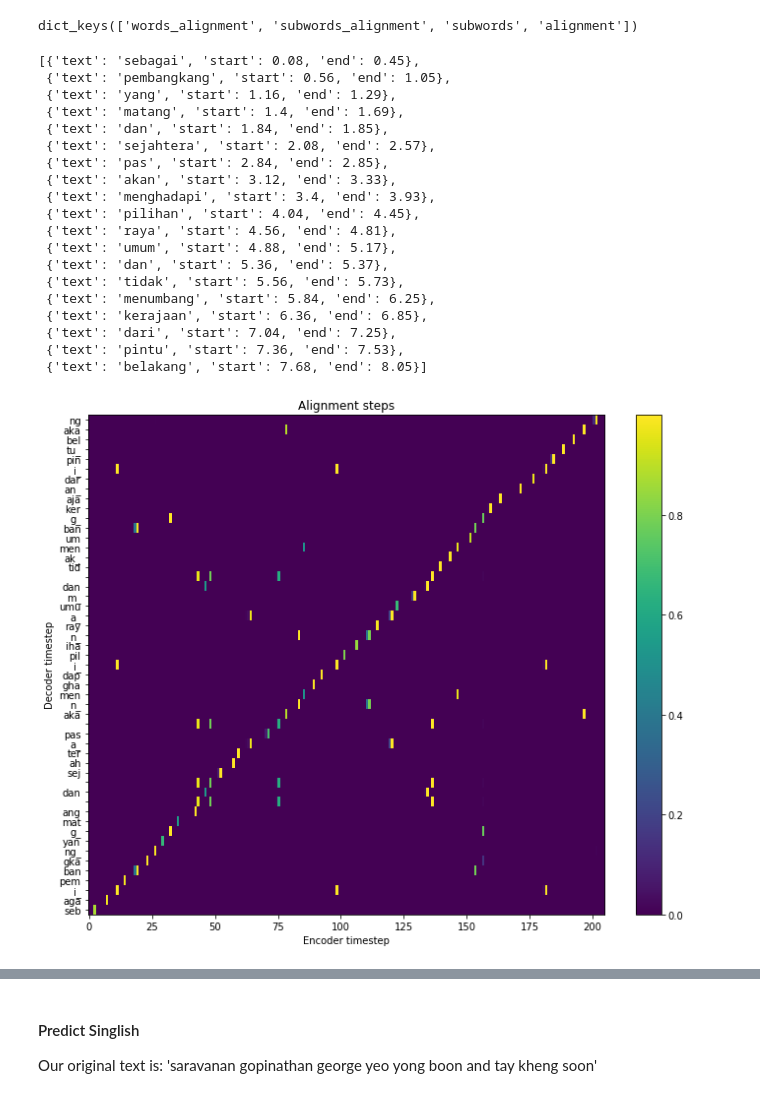
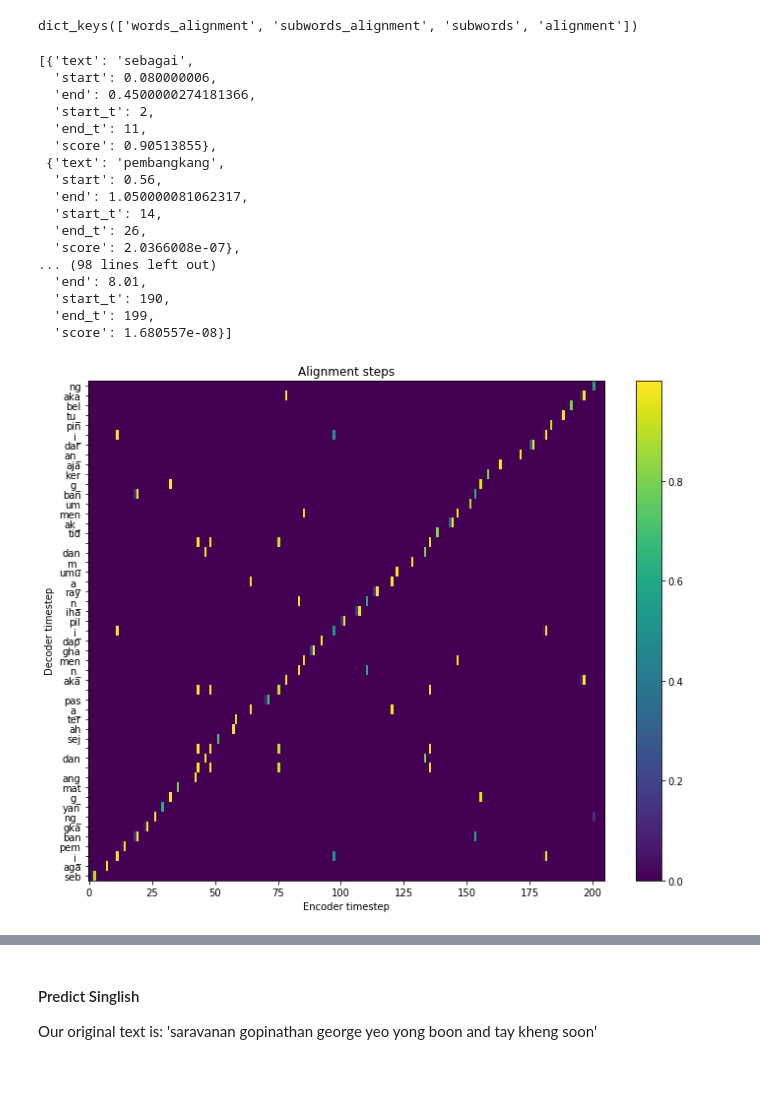
Before and after one commit to mesolitica/malaya-speech, a Jupyter notebook: docs/force-alignment.ipynb, the cells around one changed output, grey strips where cells are left out. Drawn from its saved outputs; the diff is of its cells as text; code cells hidden in the pictures.

Commit message:
improve force alignment module

````diff
--- a/docs/force-alignment.ipynb
+++ b/docs/force-alignment.ipynb
@@ -58,8 +59,8 @@ def deep_aligner(
     """
 ```
 # %%
-model = malaya_speech.force_alignment.deep_aligner(model = 'conformer-transducer')
-singlish_model = malaya_speech.force_alignment.deep_aligner(model = 'conformer-transducer-singlish')
+model = malaya_speech.force_alignment.deep_transducer(model = 'conformer-transducer')
+singlish_model = malaya_speech.force_alignment.deep_transducer(model = 'conformer-transducer-singlish')
 # %% [markdown]
 ### Load sample
 # %% [markdown]
@@ -135,42 +136,40 @@ dict_keys(['words_alignment', 'subwords_alignment', 'subwords', 'alignment'])
 # %%
 results['words_alignment']
 # %% [output]
-[{'text': 'sebagai', 'start': 0.08, 'end': 0.45},
- {'text': 'pembangkang', 'start': 0.56, 'end': 1.05},
- {'text': 'yang', 'start': 1.16, 'end': 1.29},
- {'text': 'matang', 'start': 1.4, 'end': 1.69},
- {'text': 'dan', 'start': 1.84, 'end': 1.85},
- {'text': 'sejahtera', 'start': 2.08, 'end': 2.57},
- {'text': 'pas', 'start': 2.84, 'end': 2.85},
- {'text': 'akan', 'start': 3.12, 'end': 3.33},
- {'text': 'menghadapi', 'start': 3.4, 'end': 3.93},
- {'text': 'pilihan', 'start': 4.04, 'end': 4.45},
- {'text': 'raya', 'start': 4.56, 'end': 4.81},
- {'text': 'umum', 'start': 4.88, 'end': 5.17},
- {'text': 'dan', 'start': 5.36, 'end': 5.37},
- {'text': 'tidak', 'start': 5.56, 'end': 5.73},
- {'text': 'menumbang', 'start': 5.84, 'end': 6.25},
- {'text': 'kerajaan', 'start': 6.36, 'end': 6.85},
- {'text': 'dari', 'start': 7.04, 'end': 7.25},
- {'text': 'pintu', 'start': 7.36, 'end': 7.53},
- {'text': 'belakang', 'start': 7.68, 'end': 8.05}]
+[{'text': 'sebagai',
+  'start': 0.080000006,
+  'end': 0.4500000274181366,
+  'start_t': 2,
+  'end_t': 11,
+  'score': 0.90513855},
+ {'text': 'pembangkang',
+  'start': 0.56,
+  'end': 1.050000081062317,
+  'start_t': 14,
+  'end_t': 26,
+  'score': 2.0366008e-07},
+... (98 lines left out)
+  'end': 8.01,
+  'start_t': 190,
+  'end_t': 199,
+  'score': 1.680557e-08}]
 # %%
 fig = plt.figure(figsize=(10, 8))
 ax = fig.add_subplot(111)
 ax.set_title('Alignment steps')
 im = ax.imshow(
-    results['alignment'],
+    results['alignment'].T,
     aspect='auto',
     origin='lower',
     interpolation='none')
 ax.set_yticks(range(len(results['subwords'])))
 labels = [item.get_text() for item in ax.get_yticklabels()]
 ax.set_yticklabels(results['subwords'])
 fig.colorbar(im, ax=ax)
 xlabel = 'Encoder timestep'
 plt.xlabel(xlabel)
 plt.ylabel('Decoder timestep')
 plt.tight_layout()
 plt.show()
 # %% [output]
-[figure, old version]
+[figure, new version]
````
Also changed, not shown: parts of 12 cells of this notebook, 31 other files.
